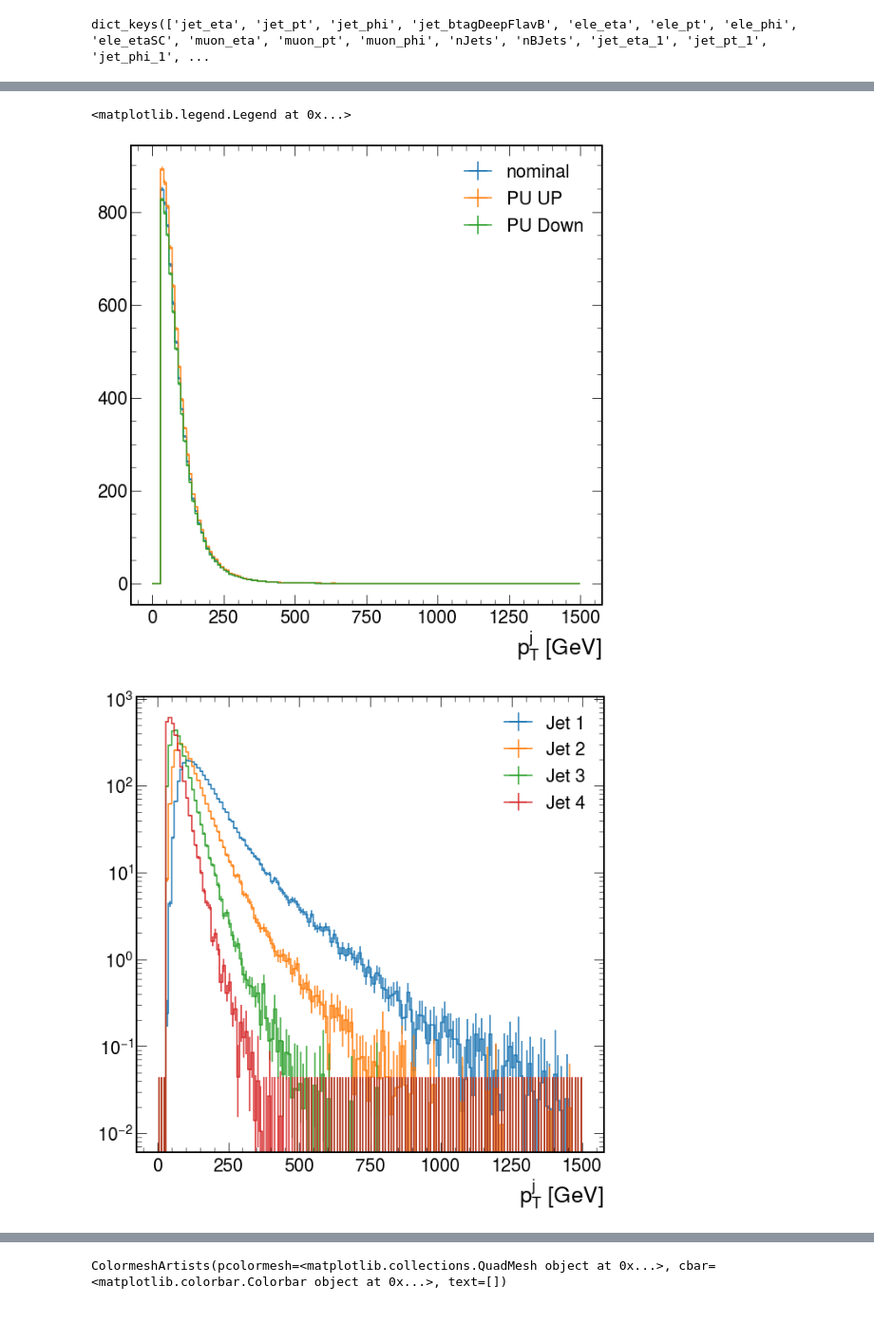
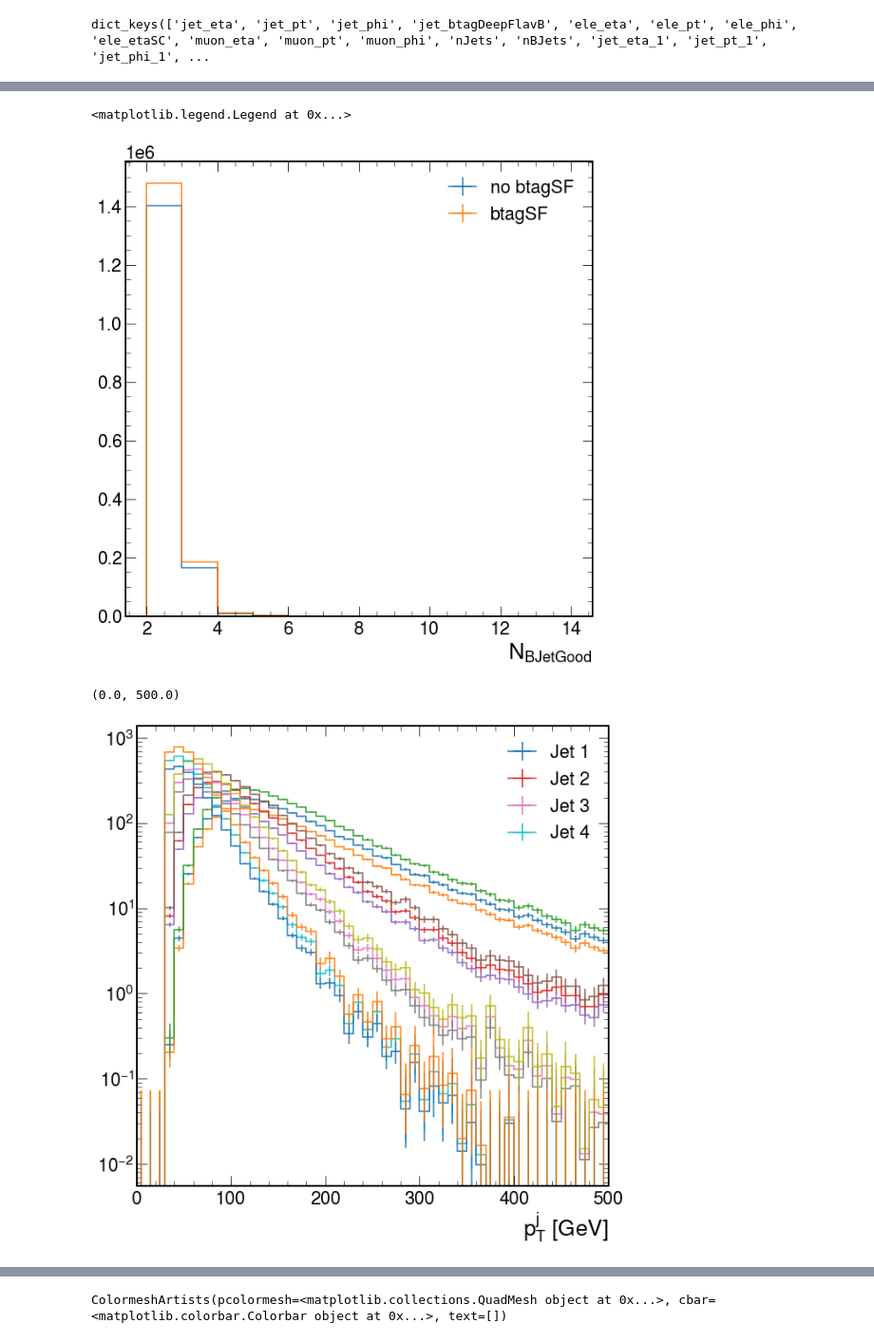
Before and after one commit to PocketCoffea/PocketCoffea, a Jupyter notebook: notebooks/Hist_migration.ipynb, the cells around one changed output, grey strips where cells are left out. Shown at 95% size. Cells and saved outputs as stored; diff of their text form; code cells hidden in the pictures.

```diff
--- a/notebooks/Hist_migration.ipynb
+++ b/notebooks/Hist_migration.ipynb
@@ -191,7 +163,7 @@ import mplhep as hep
 from pprint import pprint
 hep.style.use(hep.style.ROOT)
 # %%
-out = load("../output/test_base_complete/output.coffea")
+out = load("../output/test_base_varbycat_v1/output.coffea")
 out["variables"].keys()
 # %% [output]
 dict_keys(['jet_eta', 'jet_pt', 'jet_phi', 'jet_btagDeepFlavB', 'ele_eta', 'ele_pt', 'ele_phi', 'ele_etaSC', 'muon_eta', 'muon_pt', 'muon_phi', 'nJets', 'nBJets', 'jet_eta_1', 'jet_pt_1', 'jet_phi_1', ...
@@ -213,21 +196,24 @@ out["cutflow"]
 # %%
 fig, ax = plt.subplots()
 
-H = out["variables"]["jet_pt"]["ttHTobb"]
-hep.histplot(H[{"cat":"1b","variation":"nominal", "year":"2018"}], label="nominal")
-hep.histplot(H[{"cat":"1b","variation":"pileupUp", "year":"2018"}],label="PU UP")
-hep.histplot(H[{"cat":"1b","variation":"pileupDown", "year":"2018"}], label="PU Down")
+H = out["variables"]["nBJets"]["TTToSemiLeptonic"]
+hep.histplot(H[{"cat":"no_btagSF","variation":"nominal", "year":"2018"}], label="no btagSF")
+hep.histplot(H[{"cat":"btagSF","variation":"nominal", "year":"2018"}],label="btagSF")
 plt.legend()
 # %% [output]
 <matplotlib.legend.Legend at 0x...>
-[figure, old version]
+[figure, new version]
 # %%
 fig, ax = plt.subplots()
 
 for i in range(1,5):
     H = out["variables"][f"jet_pt_{i}"]["ttHTobb"]
     hep.histplot(H[{"cat":"baseline","variation":"nominal", "year":"2018"}], label=f"Jet {i}")
+    hep.histplot(H[{"cat":"baseline","variation":"sf_btag_lfUp", "year":"2018"}])
+    hep.histplot(H[{"cat":"baseline","variation":"sf_btag_lfDown", "year":"2018"}])
 plt.legend()
 plt.yscale("log")
+plt.xlim(0,500.)
 # %% [output]
+(0.0, 500.0)
-[figure, old version]
+[figure, new version]
```
Also changed, not shown: parts of 22 cells of this notebook, 8 other files.
